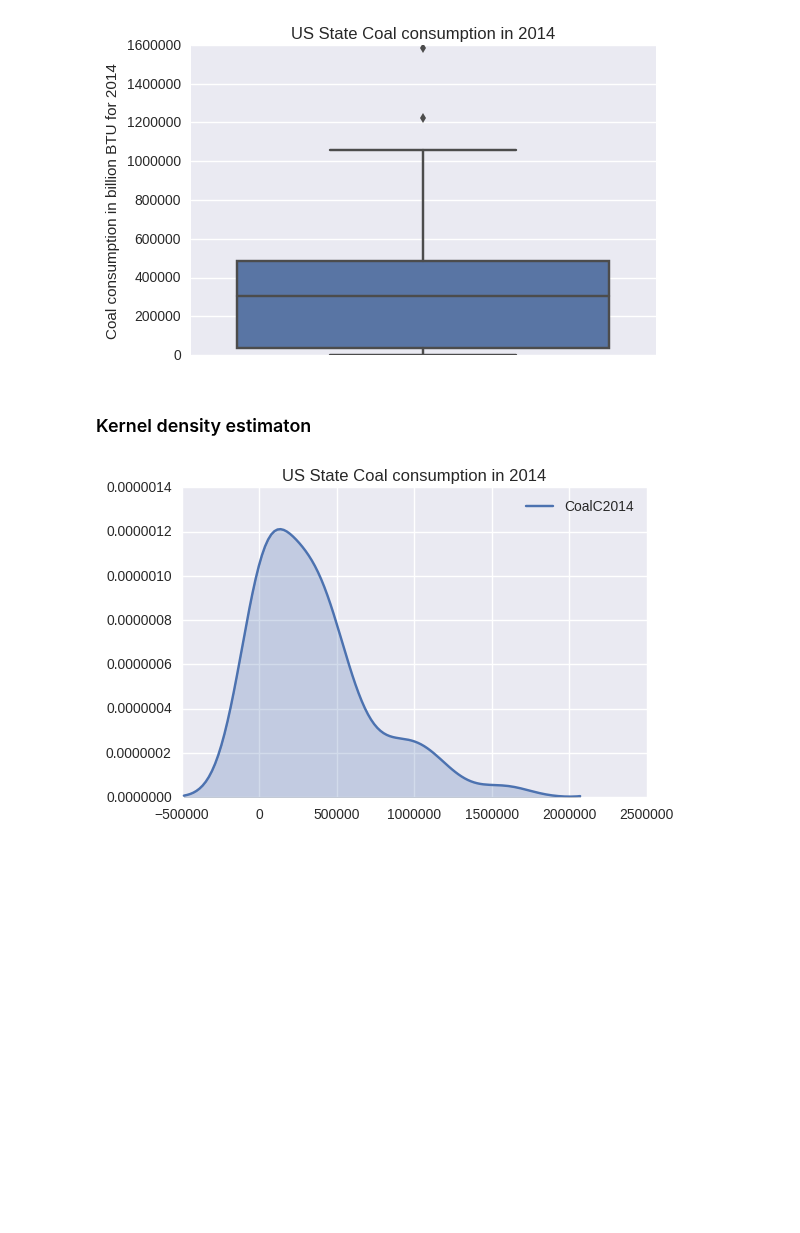
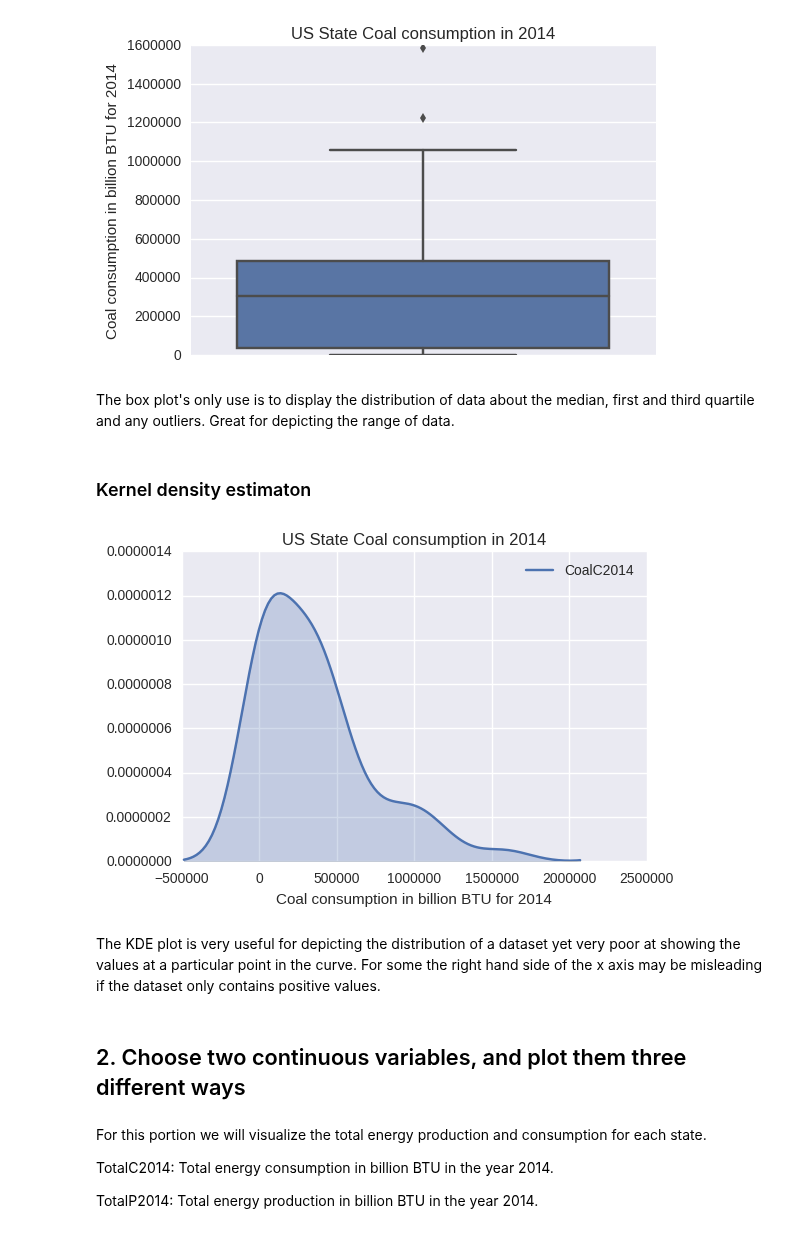
Before and after one commit to 315iah515/Thinkful-Notebooks, a Jupyter notebook: Bootcamp/Drill_PresentSameDataMultipleWays.ipynb, the cells around one changed output. Drawn from its saved outputs; the diff is of its cells as text; code cells hidden in the pictures; blank space fills up the shorter version.

Commit message:
completed second part of intermediate visualization drill

```diff
--- a/Bootcamp/Drill_PresentSameDataMultipleWays.ipynb
+++ b/Bootcamp/Drill_PresentSameDataMultipleWays.ipynb
@@ -82,12 +84,24 @@ sns.plt.title('US State Coal consumption in 2014')
 plt.show()
 # %% [output]
 [figure]
+# %% [markdown]
+The box plot's only use is to display the distribution of data about the median, first and third quartile and any outliers. Great for depicting the range of data.
 # %% [markdown]
 ### Kernel density estimaton
 # %%
-sns.kdeplot(CoalC_df['CoalC2014'], shade=True)
-ax.set(ylabel='Coal consumption in billion BTU for 2014')
+ax = sns.kdeplot(CoalC_df['CoalC2014'], shade=True)
+ax.set(xlabel='Coal consumption in billion BTU for 2014')
 sns.plt.title('US State Coal consumption in 2014')
 plt.show()
 # %% [output]
-[figure, old version]
+[figure, new version]
+# %% [markdown]
+The KDE plot is very useful for depicting the distribution of a dataset yet very poor at showing the values at a particular point in the curve. For some the right hand side of the x axis may be misleading if  the dataset only contains positive values.
+# %% [markdown]
+## 2. Choose two continuous variables, and plot them three different ways
+# %% [markdown]
+For this portion we will visualize the total energy production and consumption for each state.
+
+TotalC2014: Total energy consumption in billion BTU in the year 2014.
+
+TotalP2014: Total energy production in billion BTU in the year 2014.
```
Also changed, not shown: parts of 10 cells of this notebook.
